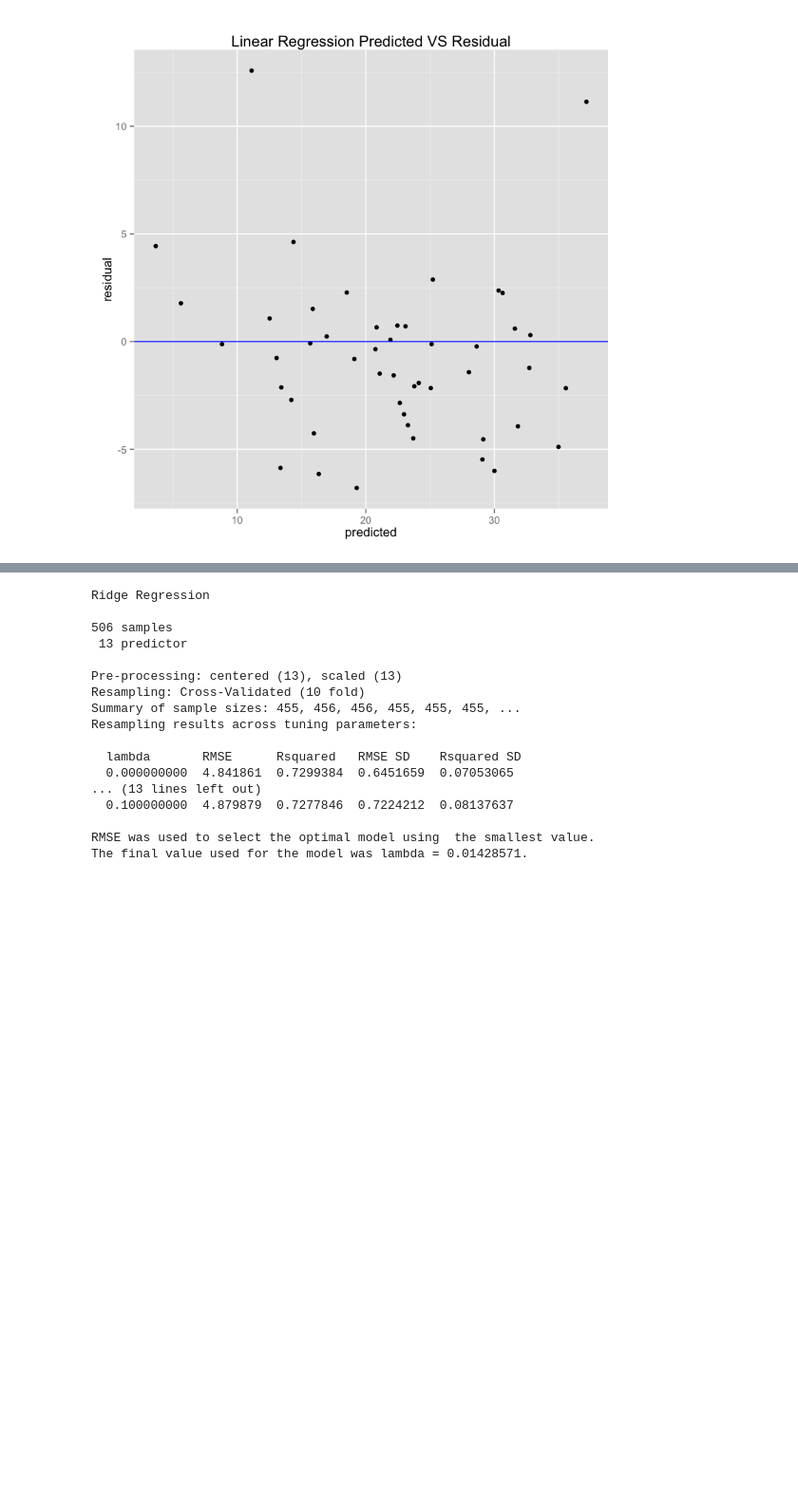
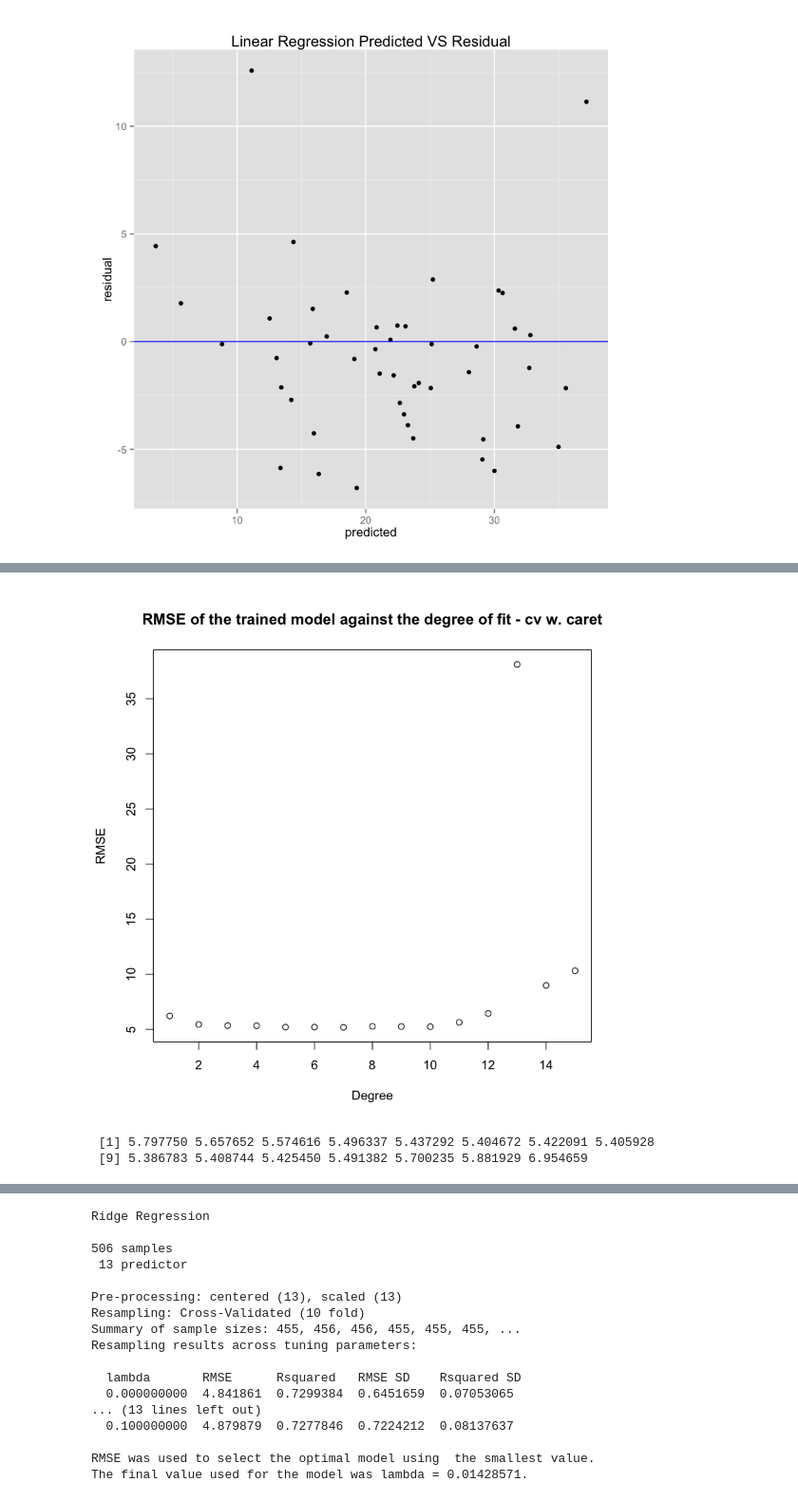
Before and after one commit to hc934/EE_219, a Jupyter notebook: hw1.ipynb, the cells around one changed output, grey strips where cells are left out. Shown at 95% size. Saved outputs shown, nothing was run; the diff lists cells and outputs as text; code cells hidden in the pictures; blank space fills up the shorter version.

```diff
--- a/hw1.ipynb
+++ b/hw1.ipynb
@@ -133,0 +224,17 @@ mean.rmse
+# %%
+rmse_value2 <- c()
+for(i in 1:15) {
+    polyLmFit <- train(medv ~ poly(lstat,i),
+               data = Boston,
+               method = "lm",
+               trControl = trainControl(method = "cv"))
+    rmse_value2 <- c(rmse_value2, polyLmFit$results['RMSE'])
+}
+rmse_value2
+
+# polyLmFit <- train(medv ~ poly(lstat,5),
+#                data = Boston,
+#                method = "lm",
+#                trControl = trainControl(method = "cv"))
+# polyLmFit$results['RMSE']
+# summary(polyLmFit)
@@ -133,0 +259,25 @@ mean.rmse
+# %%
+plot(c(1:15),rmse_value2, main="RMSE of the trained model against the degree of fit - cv w. caret", ylab="RMSE", xlab="Degree")
+# %% [output]
+[figure, added]
+# %%
+k.folds2 <- function(k,deg) {
+    for (i in 1:deg) {
+        folds <- createFolds(Boston$medv, k = k, list = TRUE, returnTrain = TRUE)
+        for (j in 1:k) {
+            model <- lm(medv ~ poly(lstat,i), data=Boston[folds[[j]],])
+            predictions <- predict(object=model, newdata=Boston[-folds[[j]],])
+            err <- c(err, rmse(predictions,Boston[-folds[[j]],]$medv))
+        }
+        rmse_value3 <- c(rmse_value3, mean(err))
+    }
+    rmse_value3
+}
+
+set.seed(5566)
+rmse_value3 <- c()
+rmse_value3 <- k.folds2(10,15)
+rmse_value3
+# %% [output]
+ [1] 5.797750 5.657652 5.574616 5.496337 5.437292 5.404672 5.422091 5.405928
+ [9] 5.386783 5.408744 5.425450 5.491382 5.700235 5.881929 6.954659
```
Also changed, not shown: parts of 17 cells of this notebook.
